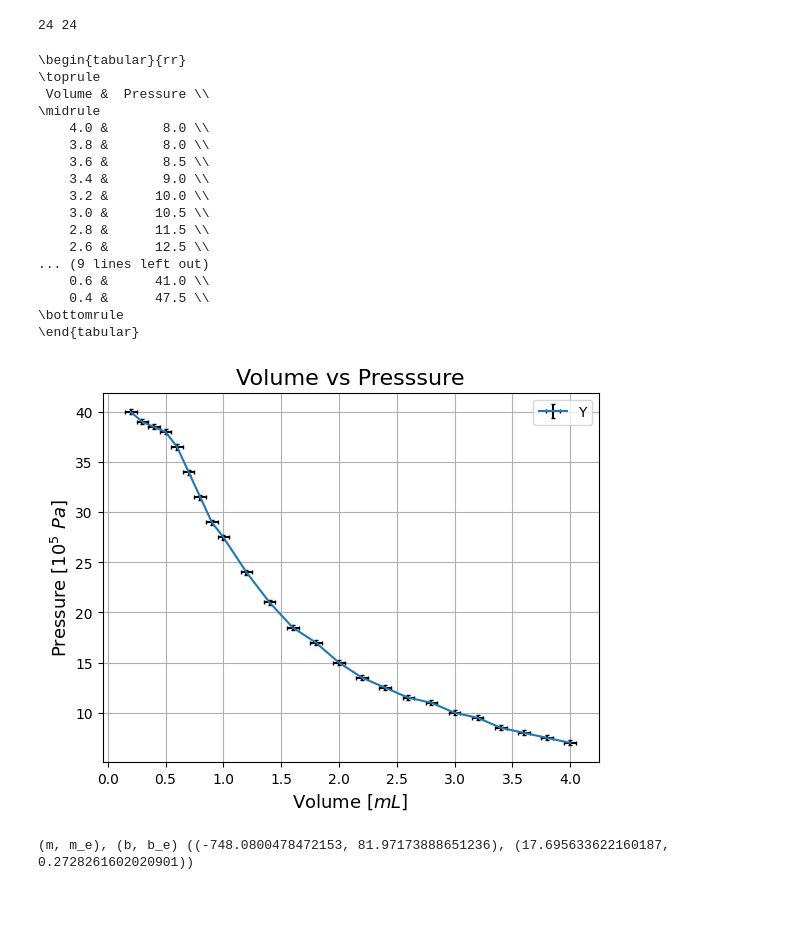
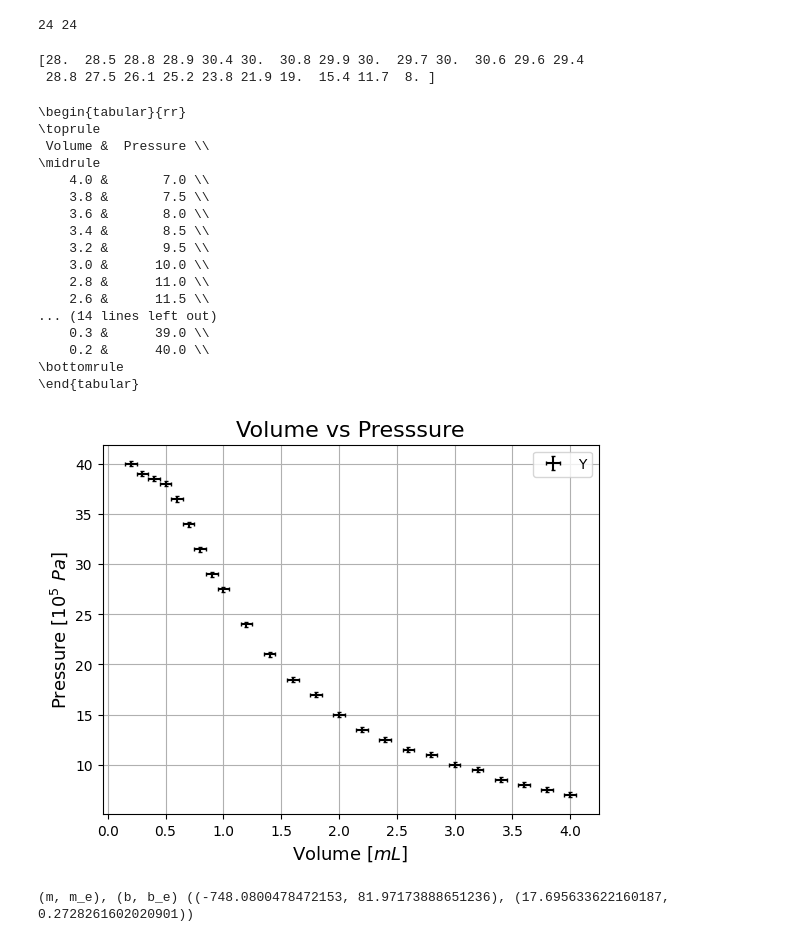
Before and after one commit to LuisGMM/UC3M-Statistics-LAB2, a Jupyter notebook: src/uc3m-statistics-lab2/data.ipynb, the cells around one changed output. Cells and saved outputs as stored; diff of their text form; code cells hidden in the pictures; blank space fills up the shorter version.

```diff
--- a/src/uc3m-statistics-lab2/data.ipynb
+++ b/src/uc3m-statistics-lab2/data.ipynb
@@ -37,12 +37,19 @@ PSR_ERR = 0.25
 
 # a partir de 1 tenemos una fina capa que añade error en la medida
 # a partir de 0.6 empezamos a tener enttre medio y un ml de liquido encima del mercurio.
-volumes = (4, 3.8, 3.6, 3.4, 3.2, 3.0, 2.8, 2.6, 2.4, 2.2, 2.0, 1.8, 1.6, 1.4, 1.2, 1.0, 0.9, 0.8, 0.7, 0.6, 0.5, 0.4, 0.3, 0.2 )
-pressures = (7.0, 7.5, 8.0, 8.5, 9.5, 10, 11, 11.5, 12.5, 13.5, 15, 17, 18.5, 21, 24, 27.5, 29, 31.5, 34, 36.5, 38, 38.5, 39, 40)
+volumes = np.array([4, 3.8, 3.6, 3.4, 3.2, 3.0, 2.8, 2.6, 2.4, 2.2, 2.0, 1.8, 1.6, 1.4, 1.2, 1.0, 0.9, 0.8, 0.7, 0.6, 0.5, 0.4, 0.3, 0.2])
+pressures = np.array([7.0, 7.5, 8.0, 8.5, 9.5, 10, 11, 11.5, 12.5, 13.5, 15, 17, 18.5, 21, 24, 27.5, 29, 31.5, 34, 36.5, 38, 38.5, 39, 40])
 
 print(len(volumes), len(pressures))
 # %% [output]
 24 24
+# %%
+vol_psr = volumes * pressures
+
+print(vol_psr)
+# %% [output]
+[28.  28.5 28.8 28.9 30.4 30.  30.8 29.9 30.  29.7 30.  30.6 29.6 29.4
+ 28.8 27.5 26.1 25.2 23.8 21.9 19.  15.4 11.7  8. ]
 # %%
 names = ['Volume', 'Pressure']
 cols = [volumes, pressures]
@@ -52,32 +59,32 @@ print(to_latex(names, cols, index=False))
 \toprule
  Volume &  Pressure \\
 \midrule
-    4.0 &       8.0 \\
-    3.8 &       8.0 \\
-    3.6 &       8.5 \\
-    3.4 &       9.0 \\
-    3.2 &      10.0 \\
-    3.0 &      10.5 \\
-    2.8 &      11.5 \\
-    2.6 &      12.5 \\
-... (9 lines left out)
-    0.6 &      41.0 \\
-    0.4 &      47.5 \\
+    4.0 &       7.0 \\
+    3.8 &       7.5 \\
+    3.6 &       8.0 \\
+    3.4 &       8.5 \\
+    3.2 &       9.5 \\
+    3.0 &      10.0 \\
+    2.8 &      11.0 \\
+    2.6 &      11.5 \\
+... (14 lines left out)
+    0.3 &      39.0 \\
+    0.2 &      40.0 \\
 \bottomrule
 \end{tabular}
 # %%
 plt.title(r'Volume vs Presssure', fontsize='16')
 # plt.plot(volumes, pressures)
 # plt.scatter(volumes, pressures)
-plt.errorbar(volumes, pressures, yerr=PSR_ERR, xerr=VOL_ERR, ecolor='black', capsize=1.5, linestyle='-',)
+plt.errorbar(volumes, pressures, yerr=PSR_ERR, xerr=VOL_ERR, ecolor='black', capsize=1.5, linestyle='')
 plt.xlabel(r'Volume $[mL]$', fontsize='13')
 plt.ylabel(r'Pressure $[10^5 \ Pa]$',fontsize='13')
 plt.legend(('YvsX'),loc='best')
-# plt.savefig('Y_X.png
 plt.grid()
+plt.savefig('plot1.png')
 plt.show()
 # %% [output]
-[figure, old version]
+[figure, new version]
 # %%
 def leastsq(x: np.ndarray, y: np.ndarray, sigma: float) -> 'tuple[[float, float], [float, float]]':
     """ Computes the least squares of the 1D vectors x and y.
```
Also changed, not shown: parts of 3 cells of this notebook, 2 other files.
